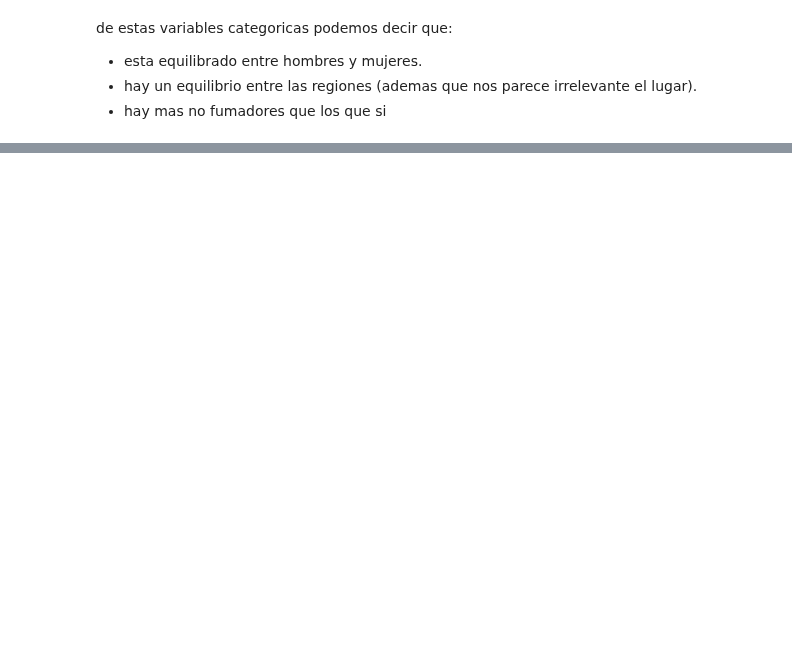
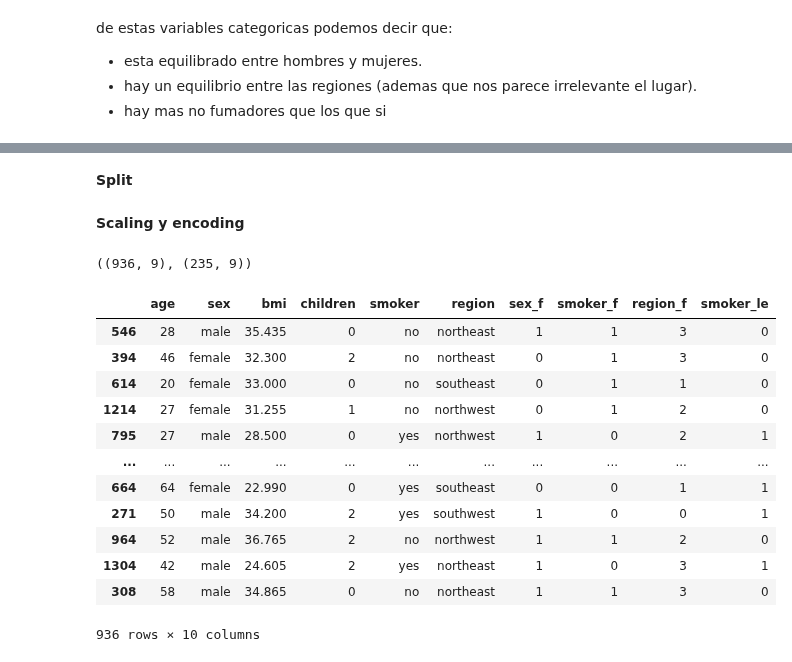
Before and after one commit to 4GeeksAcademy/GuilloMansa-MachineLearning, a Jupyter notebook: src/02-linear-regression-medical-insurance-cost.ipynb, the cells around one changed output, grey strips where cells are left out. Saved outputs shown, nothing was run; the diff lists cells and outputs as text; code cells hidden in the pictures; blank space fills up the shorter version.

```diff
--- a/src/02-linear-regression-medical-insurance-cost.ipynb
+++ b/src/02-linear-regression-medical-insurance-cost.ipynb
@@ -168,0 +201,14 @@ Observaciones
+# %% [markdown]
+**Split**
+# %%
+# Dividimos el conjunto de datos en muestras de train y test
+X = df_inicio.drop(['charges'], axis=1)
+y = df_inicio['charges']
+
+# Instancia de: from sklearn.model_selection import train_test_split
+X_train, X_test, y_train, y_test = train_test_split(X,
+                                                    y,
+                                                    test_size=0.2,
+                                                    random_state=18)
+# %% [markdown]
+**Scaling y encoding**
@@ -168,0 +247,34 @@ Observaciones
+# %%
+X_train.shape, X_test.shape
+# %% [output]
+((936, 9), (235, 9))
+# %%
+#0. Creamos copias de los conjuntos de entrenamiento: X_train | X_test
+X_train_cat_le = X_train.copy()
+X_test_cat_le = X_test.copy()
+
+#Para cada variable no numerica la transformamos en numerica y  la abregamos a nuestra copia de x_train
+
+# 1. Creamos las instancias del encoder
+label_encoder_smoker = LabelEncoder()
+# 2. Entrenamos los encoders con los datos de entrenamiento (ajustamos) utilizamos: fit()
+label_encoder_smoker.fit(X_train['smoker'])
+# 3. Aplicamos el encoder en ambos conjuntos (entrenamiento y test) transform
+X_train_cat_le['smoker_le'] = label_encoder_smoker.transform(X_train['smoker'])  # 3.1 train
+X_test_cat_le['smoker_le'] = label_encoder_smoker.transform(X_test['smoker'])  # 3.2 test
+# %%
+X_train_cat_le
+# %% [output]
+|  | age | sex | bmi | children | smoker | region | sex_f | smoker_f | region_f | smoker_le |
+| 546 | 28 | male | 35.435 | 0 | no | northeast | 1 | 1 | 3 | 0 |
+| 394 | 46 | female | 32.300 | 2 | no | northeast | 0 | 1 | 3 | 0 |
+| 614 | 20 | female | 33.000 | 0 | no | southeast | 0 | 1 | 1 | 0 |
+| 1214 | 27 | female | 31.255 | 1 | no | northwest | 0 | 1 | 2 | 0 |
+| 795 | 27 | male | 28.500 | 0 | yes | northwest | 1 | 0 | 2 | 1 |
+| ... | ... | ... | ... | ... | ... | ... | ... | ... | ... | ... |
+| 664 | 64 | female | 22.990 | 0 | yes | southeast | 0 | 0 | 1 | 1 |
+| 271 | 50 | male | 34.200 | 2 | yes | southwest | 1 | 0 | 0 | 1 |
+| 964 | 52 | male | 36.765 | 2 | no | northwest | 1 | 1 | 2 | 0 |
+| 1304 | 42 | male | 24.605 | 2 | yes | northeast | 1 | 0 | 3 | 1 |
+| 308 | 58 | male | 34.865 | 0 | no | northeast | 1 | 1 | 3 | 0 |
+936 rows × 10 columns
```
Also changed, not shown: parts of 20 cells of this notebook.
